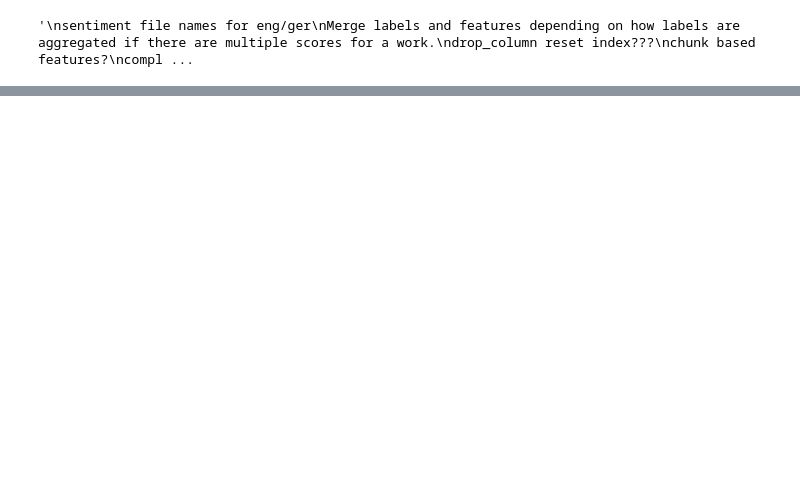
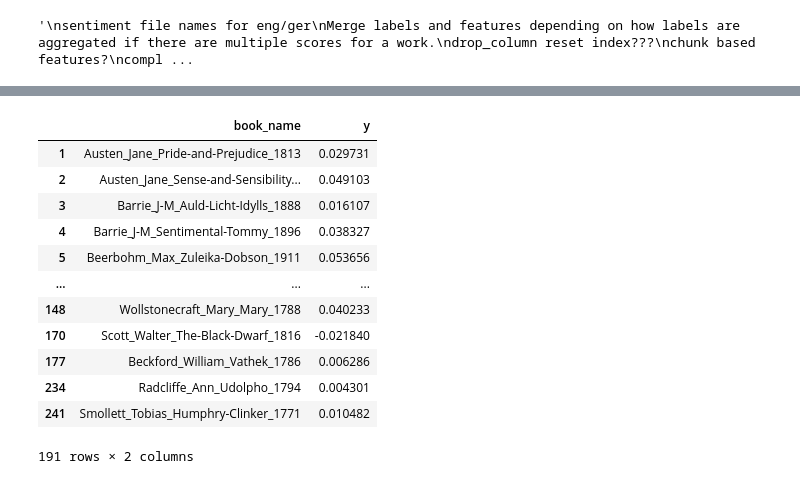
Before and after one commit to sta-a/great-unread, a Jupyter notebook: nbs/xgboost_nested_cv.ipynb, the cells around one changed output, grey strips where cells are left out. Saved outputs shown, nothing was run; the diff lists cells and outputs as text; code cells hidden in the pictures; blank space fills up the shorter version.

```diff
--- a/nbs/xgboost_nested_cv.ipynb
+++ b/nbs/xgboost_nested_cv.ipynb
@@ -49,2 +50,18 @@ ImportError: cannot import name 'read_library_scores' from 'utils' (../src/utils
+# %%
+labels
+# %% [output]
+|  | book_name | y |
+| 1 | Austen_Jane_Pride-and-Prejudice_1813 | 0.029731 |
+| 2 | Austen_Jane_Sense-and-Sensibility... | 0.049103 |
+| 3 | Barrie_J-M_Auld-Licht-Idylls_1888 | 0.016107 |
+| 4 | Barrie_J-M_Sentimental-Tommy_1896 | 0.038327 |
+| 5 | Beerbohm_Max_Zuleika-Dobson_1911 | 0.053656 |
+| ... | ... | ... |
+| 148 | Wollstonecraft_Mary_Mary_1788 | 0.040233 |
+| 170 | Scott_Walter_The-Black-Dwarf_1816 | -0.021840 |
+| 177 | Beckford_William_Vathek_1786 | 0.006286 |
+| 234 | Radcliffe_Ann_Udolpho_1794 | 0.004301 |
+| 241 | Smollett_Tobias_Humphry-Clinker_1771 | 0.010482 |
+191 rows × 2 columns
 # %%
 labels["y"].plot.hist(grid=True, bins=50)
```
Also changed, not shown: parts of 11 cells of this notebook, 2 other files.
